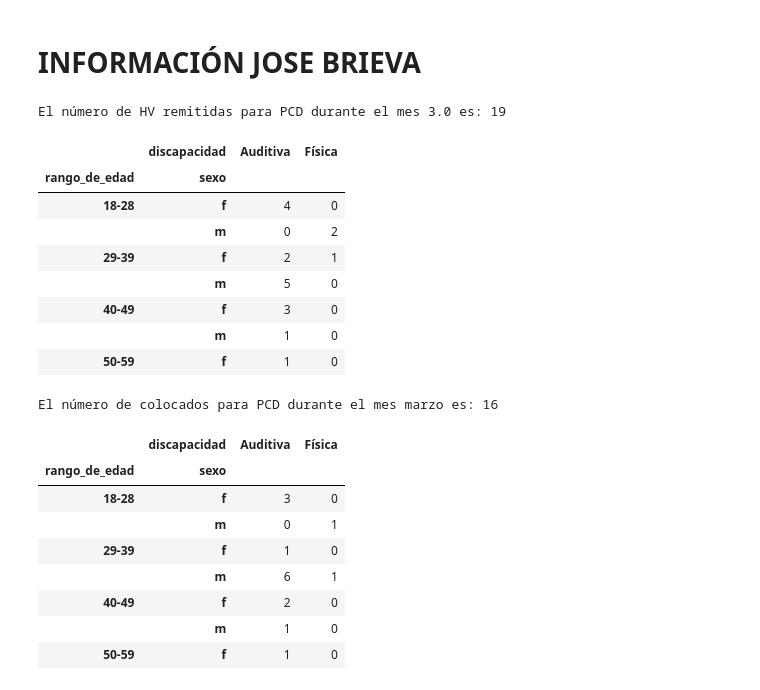
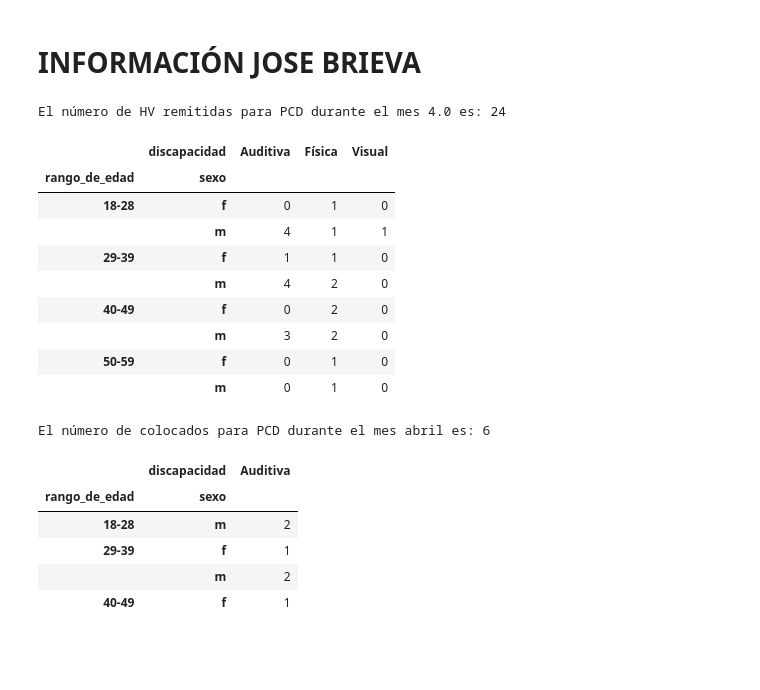
Before and after one commit to bizzaccelerator/public-employment-pulse, a Jupyter notebook: local_reports/intermediacion_hv.ipynb, the cells around one changed output. Cells and saved outputs as stored; diff of their text form; code cells hidden in the pictures; blank space fills up the shorter version.

```diff
--- a/local_reports/intermediacion_hv.ipynb
+++ b/local_reports/intermediacion_hv.ipynb
@@ -53,6 +53,8 @@ Index(['item', 'mes_registro', 'convenio', 'gestión_vacante_', 'población',
 # Cleaning NaN data. Data as 'nan' are not actual "NaN":
 for column in df.columns:
     df[column] = df[column].replace('nan', pd.NA)
+# %%
+df['fecha_envío_hojas_de_vida_a_la_empresa'] = pd.to_datetime(df['fecha_envío_hojas_de_vida_a_la_empresa'],errors='coerce')
 # %%
 # Selecting the useful rows only
 filter_mt = (df['mes_registro'].isna() & df['gestión_vacante_'].isna() &
@@ -93,7 +96,7 @@ df['nivel_educativo'] = df['nivel_educativo'].replace(dictionary)
 # %%
 # Cleaning column 'edad':
 df['edad'] = df['edad'].fillna(0)
-df['edad'] = df['edad'].apply(lambda x:int(x))
+df['edad'] = df['edad'].apply(lambda x:int(x) if str(x).isdigit() else np.nan)
 
 def range_age(age):
     if  0 < age < 18:
@@ -383,40 +384,38 @@ El nombre de las empresas que contrataron poblaciones PCD, VCA, migrantes y Etni
 # INFORMACIÓN JOSE BRIEVA
 # %%
 # REMITIDOS
-mes = 3.0
+mes = 4.0
 f_remitidos = (df['fecha_envío_hojas_de_vida_a_la_empresa'].dt.month == mes)
 
 print(f'El número de HV remitidas para PCD durante el mes {mes} es: {df[f_remitidos]['discapacidad'].count()}')
 df[f_remitidos].pivot_table(index=['rango_de_edad','sexo'], columns='discapacidad', aggfunc='size', fill_value=0)
 # %% [output]
-El número de HV remitidas para PCD durante el mes 3.0 es: 19
+El número de HV remitidas para PCD durante el mes 4.0 es: 24
-|  | discapacidad | Auditiva | Física |
-| rango_de_edad | sexo |  |  |
-| 18-28 | f | 4 | 0 |
-|  | m | 0 | 2 |
-| 29-39 | f | 2 | 1 |
-|  | m | 5 | 0 |
-| 40-49 | f | 3 | 0 |
-|  | m | 1 | 0 |
-| 50-59 | f | 1 | 0 |
+|  | discapacidad | Auditiva | Física | Visual |
+| rango_de_edad | sexo |  |  |  |
+| 18-28 | f | 0 | 1 | 0 |
+|  | m | 4 | 1 | 1 |
+| 29-39 | f | 1 | 1 | 0 |
+|  | m | 4 | 2 | 0 |
+| 40-49 | f | 0 | 2 | 0 |
+|  | m | 3 | 2 | 0 |
+| 50-59 | f | 0 | 1 | 0 |
+|  | m | 0 | 1 | 0 |
 # %%
 # COLOCADOS
-mes_colocado = 'marzo'
+mes_colocado = 'abril'
 f_colocados = (df['colocado'] == 1)&(df['mes_de_colocación_en_plataforma'] == mes_colocado)
 
 print(f'El número de colocados para PCD durante el mes {mes_colocado} es: {df[f_colocados]['discapacidad'].count()}')
 df[f_colocados].pivot_table(index=['rango_de_edad','sexo'], columns='discapacidad', aggfunc='size', fill_value=0)
 # %% [output]
-El número de colocados para PCD durante el mes marzo es: 16
+El número de colocados para PCD durante el mes abril es: 6
-|  | discapacidad | Auditiva | Física |
-| rango_de_edad | sexo |  |  |
-| 18-28 | f | 3 | 0 |
-|  | m | 0 | 1 |
-| 29-39 | f | 1 | 0 |
-|  | m | 6 | 1 |
-| 40-49 | f | 2 | 0 |
-|  | m | 1 | 0 |
-| 50-59 | f | 1 | 0 |
+|  | discapacidad | Auditiva |
+| rango_de_edad | sexo |  |
+| 18-28 | m | 2 |
+| 29-39 | f | 1 |
+|  | m | 2 |
+| 40-49 | f | 1 |
 # %%
 # EMPRESAS QUE DIERON VACANTES
 print(f'Los puestos puestos de trabajo gestionados para población de PCD durante el mes {mes} fueron: ')
```
Also changed, not shown: parts of 10 cells of this notebook.
